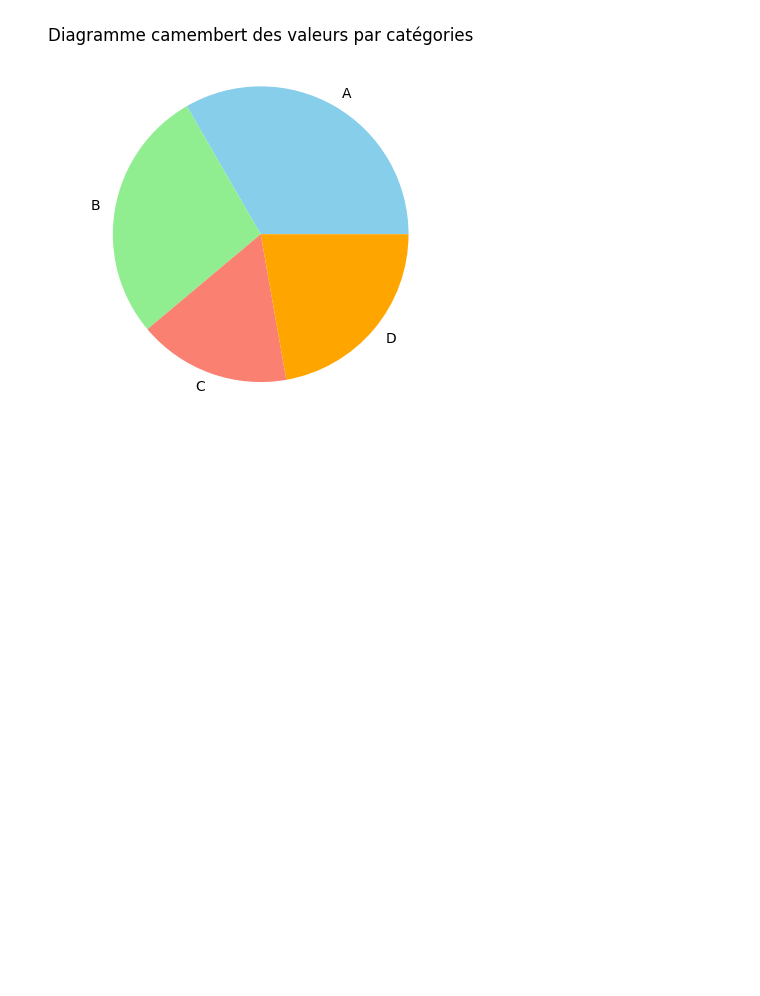
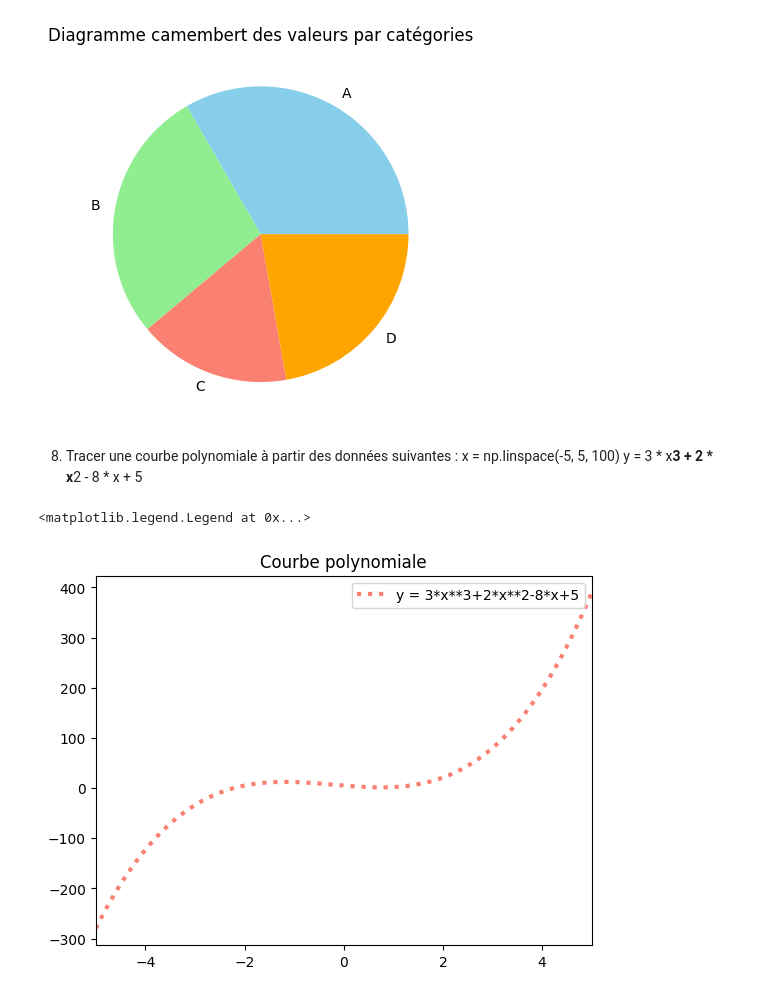
Before and after one commit to timdazayous/InitiationPython, a Jupyter notebook: exercices.ipynb, the cells around one changed output. Saved outputs shown, nothing was run; the diff lists cells and outputs as text; code cells hidden in the pictures; blank space fills up the shorter version.

Commit message:
courbe polynomiale

```diff
--- a/exercices.ipynb
+++ b/exercices.ipynb
@@ -418,3 +418,18 @@ plt.title("Diagramme camembert des valeurs par catégories")
 # %% [output]
 Text(0.5, 1.0, 'Diagramme camembert des valeurs par catégories')
 [figure]
+# %% [markdown]
+8. Tracer une courbe polynomiale à partir des données suivantes :
+x = np.linspace(-5, 5, 100)
+y = 3 * x**3 + 2 * x**2 - 8 * x + 5
+# %%
+x = np.linspace(-5,5,100)
+y = 3*x**3+2*x**2-8*x+5
+
+plt.plot(x, y, ":",color="salmon", lw=3, label="y = 3*x**3+2*x**2-8*x+5")
+plt.title("Courbe polynomiale")
+plt.xlim((x.min(), x.max()))
+plt.legend()
+# %% [output]
+<matplotlib.legend.Legend at 0x...>
+[figure, added]
```
